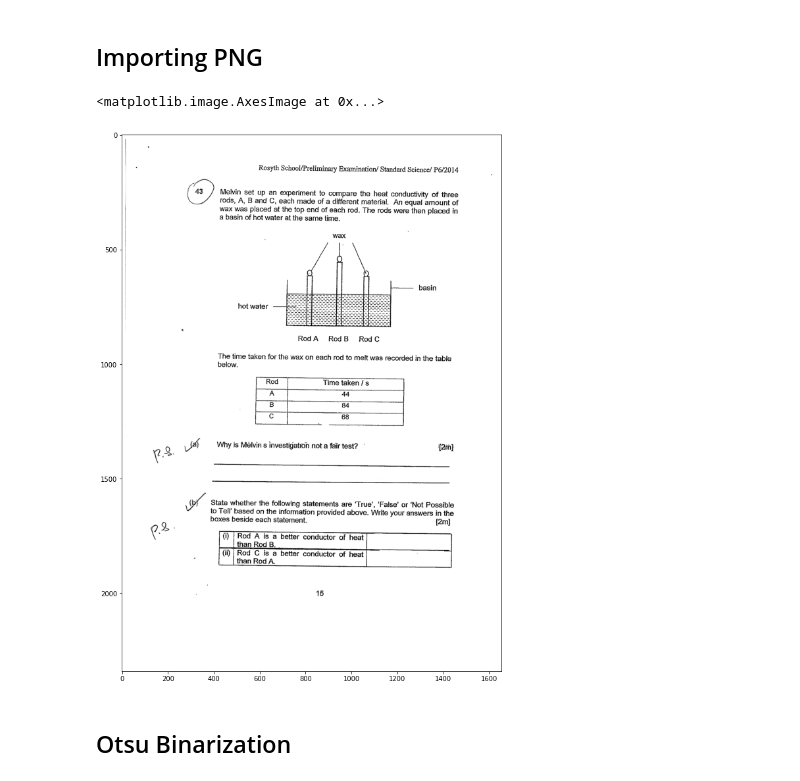
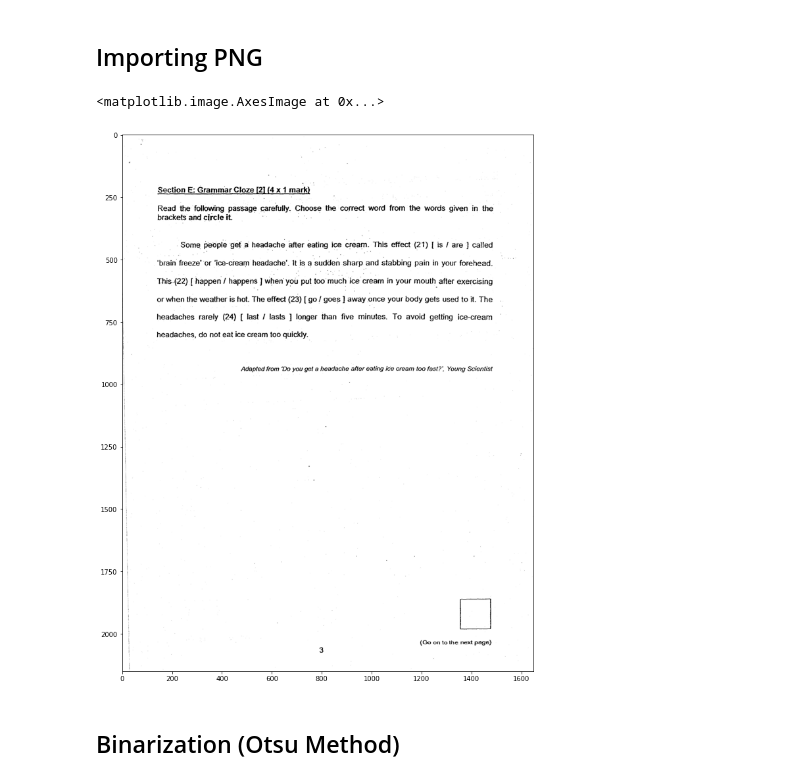
Before and after one commit to noobymage9/learnseeker-ocr, a Jupyter notebook: learning/image_preprocessing.ipynb, the cells around one changed output. Drawn from its saved outputs; the diff is of its cells as text; code cells hidden in the pictures.

Commit message:
FInished image preprocessing factory

```diff
--- a/learning/image_preprocessing.ipynb
+++ b/learning/image_preprocessing.ipynb
@@ -36,11 +41,14 @@ KeyboardInterrupt:
 # %%
 filenames = glob(''.join([IMAGE_PATH, '/*/*.png']))
 filenames.sort()
-image = cv.imread(filenames[85], cv.IMREAD_GRAYSCALE)
-plt.imshow(image, cmap = 'gray')
+image = cv.imread(filenames[331], cv.IMREAD_GRAYSCALE)
+
+# file 231 fails bernsen
+# For converting bgr to rgb for matplotlib show
+plt.imshow(cv.cvtColor(image, cv.COLOR_BGR2RGB))
 # %% [output]
 <matplotlib.image.AxesImage at 0x...>
-[figure, old version]
+[figure, new version]
 # %% [markdown]
-## Otsu Binarization
+## Binarization (Otsu Method)
 # %%
```
Also changed, not shown: parts of 23 cells of this notebook.
